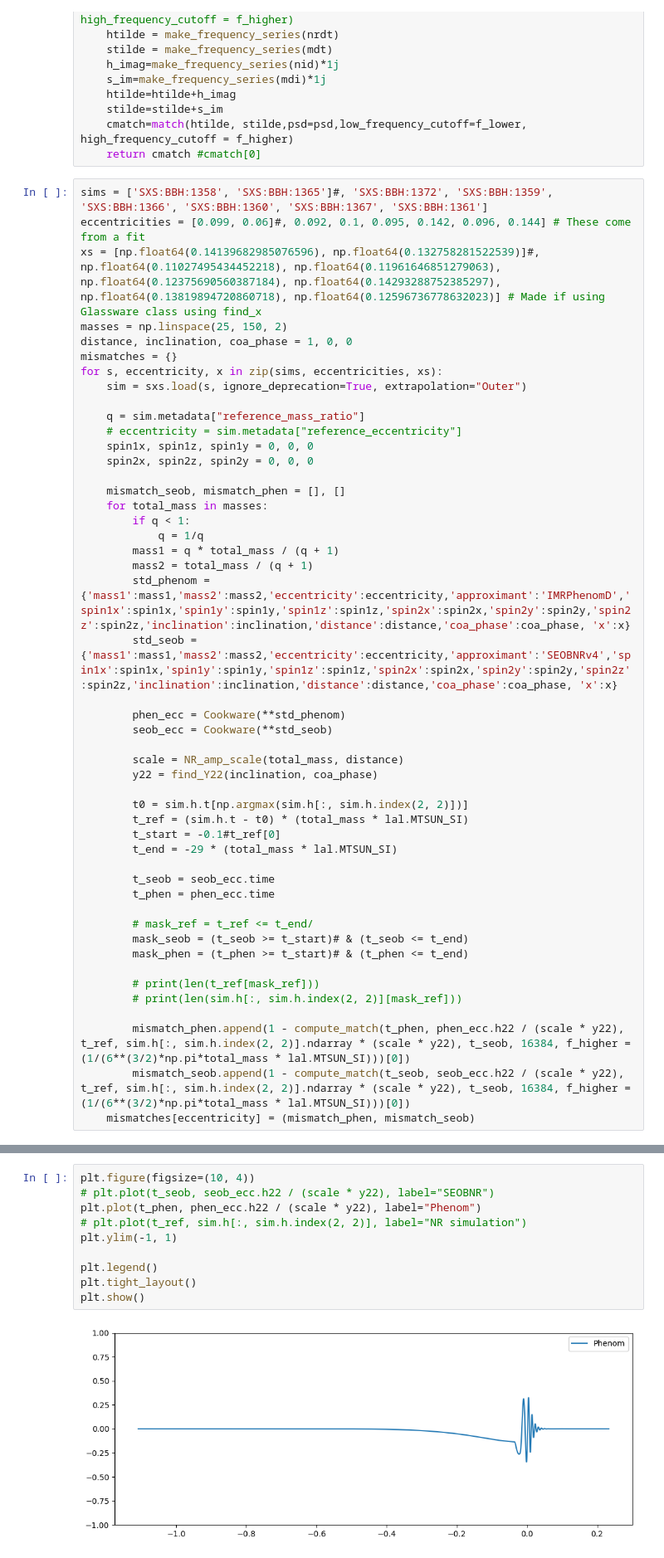
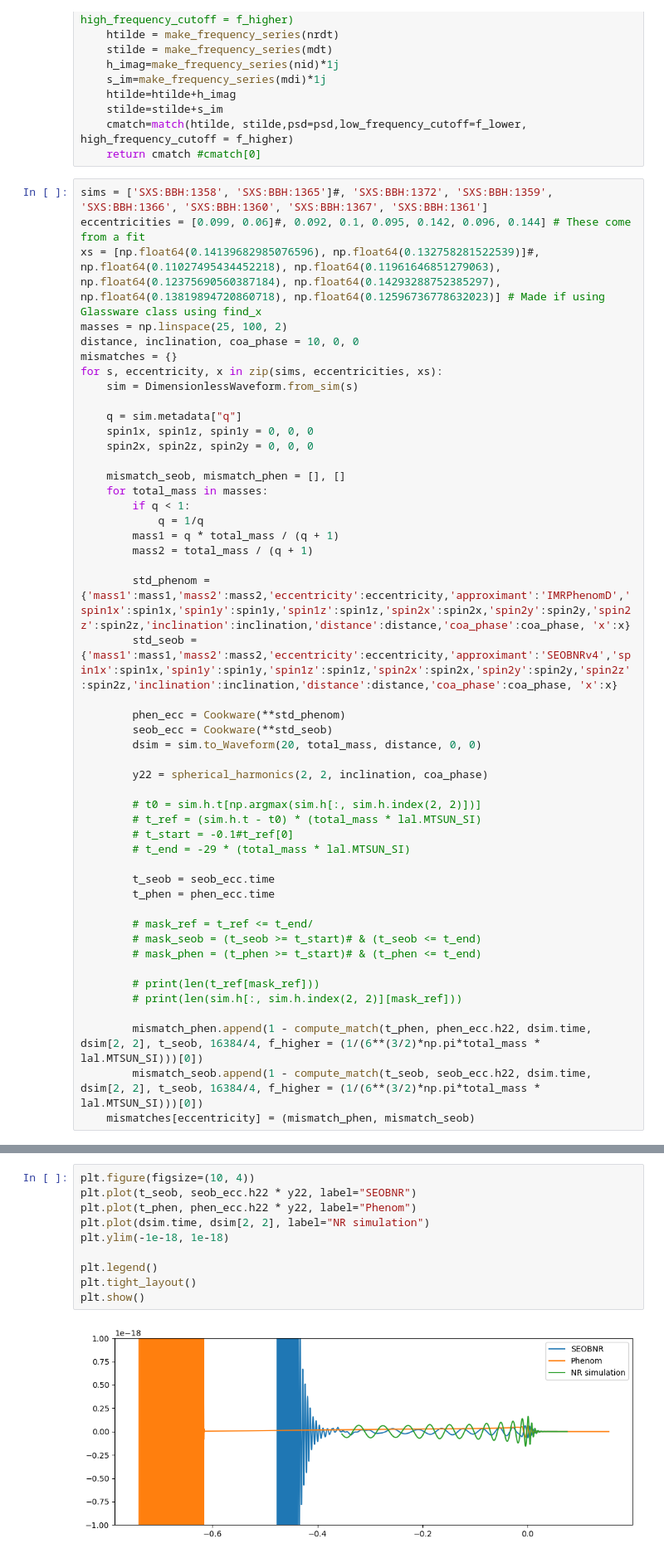
Before and after one commit to aminrouanserik/pyrex, a Jupyter notebook: example/replication.ipynb, the cells around one changed output, grey strips where cells are left out. Shown at 83% size. Cells and saved outputs as stored; diff of their text form.

```diff
--- a/example/replication.ipynb
+++ b/example/replication.ipynb
@@ -115,14 +116,13 @@ def compute_match(testtime,testh,timemodel,mdlh,newtm,samplerate, f_higher = Non
 sims = ['SXS:BBH:1358', 'SXS:BBH:1365']#, 'SXS:BBH:1372', 'SXS:BBH:1359', 'SXS:BBH:1366', 'SXS:BBH:1360', 'SXS:BBH:1367', 'SXS:BBH:1361']
 eccentricities = [0.099, 0.06]#, 0.092, 0.1, 0.095, 0.142, 0.096, 0.144] # These come from a fit
 xs = [np.float64(0.14139682985076596), np.float64(0.132758281522539)]#, np.float64(0.11027495434452218), np.float64(0.11961646851279063), np.float64(0.12375690560387184), np.float64(0.14293288752385297), np.float64(0.13819894720860718), np.float64(0.12596736778632023)] # Made if using Glassware class using find_x
-masses = np.linspace(25, 150, 2)
-distance, inclination, coa_phase = 1, 0, 0
+masses = np.linspace(25, 100, 2)
+distance, inclination, coa_phase = 10, 0, 0
 mismatches = {}
 for s, eccentricity, x in zip(sims, eccentricities, xs):
-    sim = sxs.load(s, ignore_deprecation=True, extrapolation="Outer")
+    sim = DimensionlessWaveform.from_sim(s)
 
-    q = sim.metadata["reference_mass_ratio"]
-    # eccentricity = sim.metadata["reference_eccentricity"]
+    q = sim.metadata["q"]
     spin1x, spin1z, spin1y = 0, 0, 0
     spin2x, spin2z, spin2y = 0, 0, 0
 
@@ -132,31 +132,32 @@ for s, eccentricity, x in zip(sims, eccentricities, xs):
             q = 1/q
         mass1 = q * total_mass / (q + 1)
         mass2 = total_mass / (q + 1)
+
         std_phenom = {'mass1':mass1,'mass2':mass2,'eccentricity':eccentricity,'approximant':'IMRPhenomD','spin1x':spin1x,'spin1y':spin1y,'spin1z':spin1z,'spin2x':spin2x,'spin2y':spin2y,'spin2z':spin2z,'inclination':inclination,'distance':distance,'coa_phase':coa_phase, 'x':x}
         std_seob = {'mass1':mass1,'mass2':mass2,'eccentricity':eccentricity,'approximant':'SEOBNRv4','spin1x':spin1x,'spin1y':spin1y,'spin1z':spin1z,'spin2x':spin2x,'spin2y':spin2y,'spin2z':spin2z,'inclination':inclination,'distance':distance,'coa_phase':coa_phase, 'x':x}
 
         phen_ecc = Cookware(**std_phenom)
         seob_ecc = Cookware(**std_seob)
+        dsim = sim.to_Waveform(20, total_mass, distance, 0, 0)
 
-        scale = NR_amp_scale(total_mass, distance)
-        y22 = find_Y22(inclination, coa_phase)
+        y22 = spherical_harmonics(2, 2, inclination, coa_phase)
 
-        t0 = sim.h.t[np.argmax(sim.h[:, sim.h.index(2, 2)])]
-        t_ref = (sim.h.t - t0) * (total_mass * lal.MTSUN_SI)
-        t_start = -0.1#t_ref[0]
-        t_end = -29 * (total_mass * lal.MTSUN_SI)
+        # t0 = sim.h.t[np.argmax(sim.h[:, sim.h.index(2, 2)])]
+        # t_ref = (sim.h.t - t0) * (total_mass * lal.MTSUN_SI)
+        # t_start = -0.1#t_ref[0]
+        # t_end = -29 * (total_mass * lal.MTSUN_SI)
 
         t_seob = seob_ecc.time
         t_phen = phen_ecc.time
 
         # mask_ref = t_ref <= t_end/
-        mask_seob = (t_seob >= t_start)# & (t_seob <= t_end)
-        mask_phen = (t_phen >= t_start)# & (t_phen <= t_end)
+        # mask_seob = (t_seob >= t_start)# & (t_seob <= t_end)
+        # mask_phen = (t_phen >= t_start)# & (t_phen <= t_end)
 
         # print(len(t_ref[mask_ref]))
         # print(len(sim.h[:, sim.h.index(2, 2)][mask_ref]))
 
-        mismatch_phen.append(1 - compute_match(t_phen, phen_ecc.h22 / (scale * y22), t_ref, sim.h[:, sim.h.index(2, 2)].ndarray * (scale * y22), t_seob, 16384, f_higher = (1/(6**(3/2)*np.pi*total_mass * lal.MTSUN_SI)))[0])
-        mismatch_seob.append(1 - compute_match(t_seob, seob_ecc.h22 / (scale * y22), t_ref, sim.h[:, sim.h.index(2, 2)].ndarray * (scale * y22), t_seob, 16384, f_higher = (1/(6**(3/2)*np.pi*total_mass * lal.MTSUN_SI)))[0])
+        mismatch_phen.append(1 - compute_match(t_phen, phen_ecc.h22, dsim.time, dsim[2, 2], t_seob, 16384/4, f_higher = (1/(6**(3/2)*np.pi*total_mass * lal.MTSUN_SI)))[0])
+        mismatch_seob.append(1 - compute_match(t_seob, seob_ecc.h22, dsim.time, dsim[2, 2], t_seob, 16384/4, f_higher = (1/(6**(3/2)*np.pi*total_mass * lal.MTSUN_SI)))[0])
     mismatches[eccentricity] = (mismatch_phen, mismatch_seob)
 # %% [output]
@@ -185,12 +189,12 @@ plt.show()
 # %%
 plt.figure(figsize=(10, 4))
-# plt.plot(t_seob, seob_ecc.h22 / (scale * y22), label="SEOBNR")
-plt.plot(t_phen, phen_ecc.h22 / (scale * y22), label="Phenom")
-# plt.plot(t_ref, sim.h[:, sim.h.index(2, 2)], label="NR simulation")
-plt.ylim(-1, 1)
+plt.plot(t_seob, seob_ecc.h22 * y22, label="SEOBNR")
+plt.plot(t_phen, phen_ecc.h22 * y22, label="Phenom")
+plt.plot(dsim.time, dsim[2, 2], label="NR simulation")
+plt.ylim(-1e-18, 1e-18)
 
 plt.legend()
 plt.tight_layout()
 plt.show()
 # %% [output]
-[figure, old version]
+[figure, new version]
```
Also changed, not shown: parts of 3 cells of this notebook, 8 other files.
